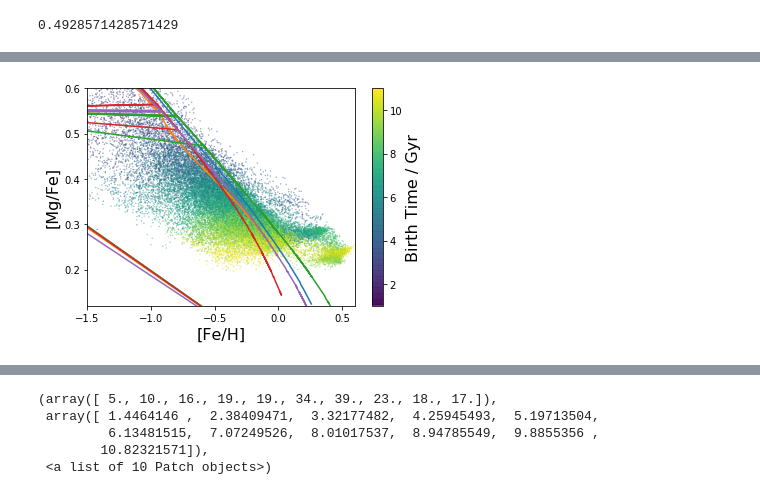
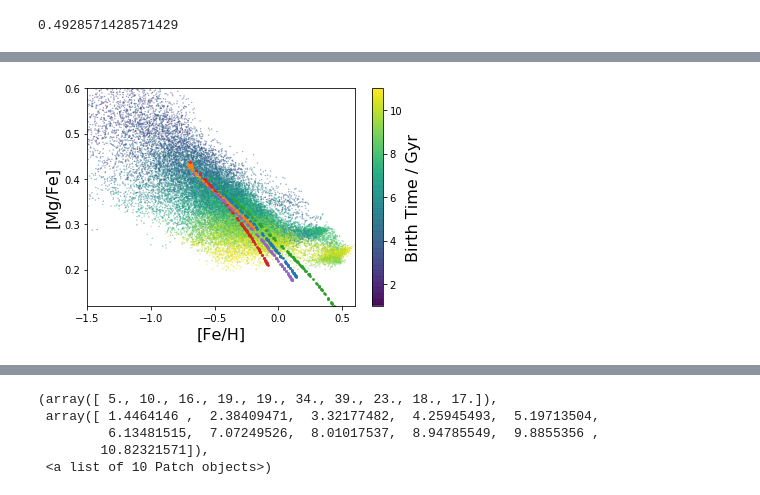
Before and after one commit to oliverphilcox/ChempyMulti, a Jupyter notebook: Jupyter/TNGv2/TNG-Evoln-Plot.ipynb, the cells around one changed output, grey strips where cells are left out. Saved outputs shown, nothing was run; the diff lists cells and outputs as text; code cells hidden in the pictures.

```diff
--- a/Jupyter/TNGv2/TNG-Evoln-Plot.ipynb
+++ b/Jupyter/TNGv2/TNG-Evoln-Plot.ipynb
@@ -112,15 +112,15 @@ import tqdm, time
 from scipy.stats import norm,uniform
 from Chempy.cem_function import single_timestep_chempy
 
-N_samples = 200
+N_samples = 100
 
-sampled_tng_times = np.linspace(1.,13.8,N_samples)#np.random.choice(timesTNG[timesTNG>1.],size=N_samples,replace=False,p=massesTNG/np.sum(massesTNG))
+sampled_tng_times = np.random.choice(timesTNG[timesTNG>1.],size=N_samples,replace=False,p=massesTNG/np.sum(massesTNG))
 widths = np.asarray([0.,0.,0.3,0.1,0.1,0.3])#,0.1,0.])
 priors = [-2.3,-2.89,-0.3,0.55,0.5,0.5]#,1.5,0.]
 all_abuns=[]
 all_pars=[]
 
-for ind in range(1):
+for ind in range(5):
     all_params=np.zeros([N_samples,len(priors)+1])
     for i in range(len(all_params)):
         all_params[i,:-1]=priors
@@ -196,29 +219,29 @@ plt.xlim([9,10])
 # %%
 plt.scatter(FeHTNG,MgFeTNG,alpha=0.8,s=0.1,c=timesTNG)
+cb=plt.colorbar();
 #plt.scatter(FeHChempy,MgFeChempy,alpha=0.94,s=0.1,c=timesChempy)
 from corner import hist2d as cohist
 #cohist(FeHChempy,MgFeChempy,bins=100,smooth=2.,no_fill_contours=True,plot_datapoints=False,
 #       contour_kwargs={'alpha':0.6},plot_density=False)
 #cohist(FeHTNG,MgFeTNG,bins=100,smooth=2.,no_fill_contours=True,plot_datapoints=False,
 #contour_kwargs={'alpha':.6,'linestyles':'-','colors':'r'},plot_density=False)
 for ind in range(5):
     abuns = np.asarray(all_abuns[ind])
     timesChempy=np.asarray(all_pars[0])[:,-1]
     sort_ind = np.argsort(timesChempy)
     MgFeChempy=abuns[sort_ind,4]
     HeFeChempy=abuns[sort_ind,3]#[:,4]
     FeHChempy=abuns[sort_ind,1]
-    plt.plot(FeHChempy,MgFeChempy)#,c=timesChempy[sort_ind])
+    plt.scatter(FeHChempy,MgFeChempy,s=3)#,c=timesChempy[sort_ind])
 
-cb=plt.colorbar();
 cb.set_label('Birth Time / Gyr',fontsize=FS)
 plt.ylabel(r'[Mg/Fe]',fontsize=FS);plt.xlabel(r'[Fe/H]',fontsize=FS);
 #plt.title('Chempy vs TNG Abundances',fontsize=FS);
 plt.xlim([-1.5,0.6]);plt.ylim([0.12,0.6]);
 #plt.savefig('/home/oliverphilcox/ChempyMulti/Plots2/TNG_Chempy_Comparison.pdf',bbox_inches='tight')
 #plt.xlim([-1.1,0.6]);plt.ylim([0.1,0.5]);
 #plt.xlim([-0.35,-0.21]);plt.ylim([0.2,0.4]);
 # %% [output]
-[figure, old version]
+[figure, new version]
 # %%
 plt.hist(np.asarray(all_abuns[0])[:,4],bins=100);
```
Also changed, not shown: parts of 6 cells of this notebook, 4 other files.
